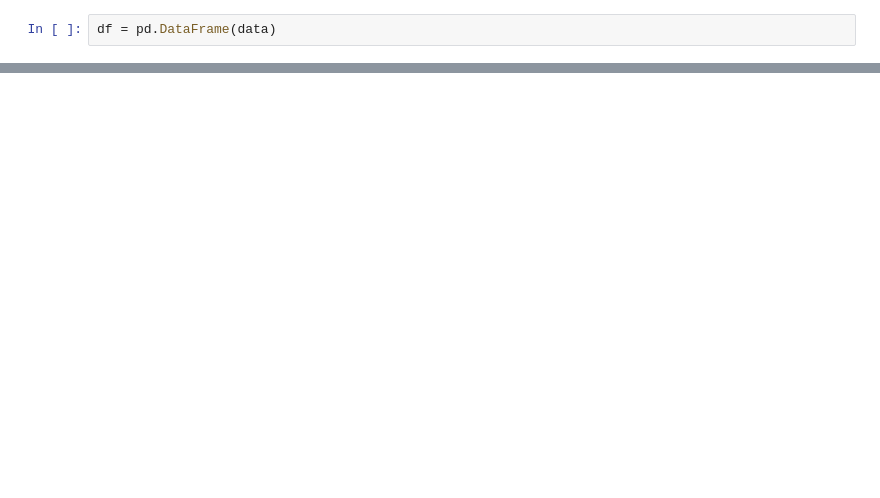
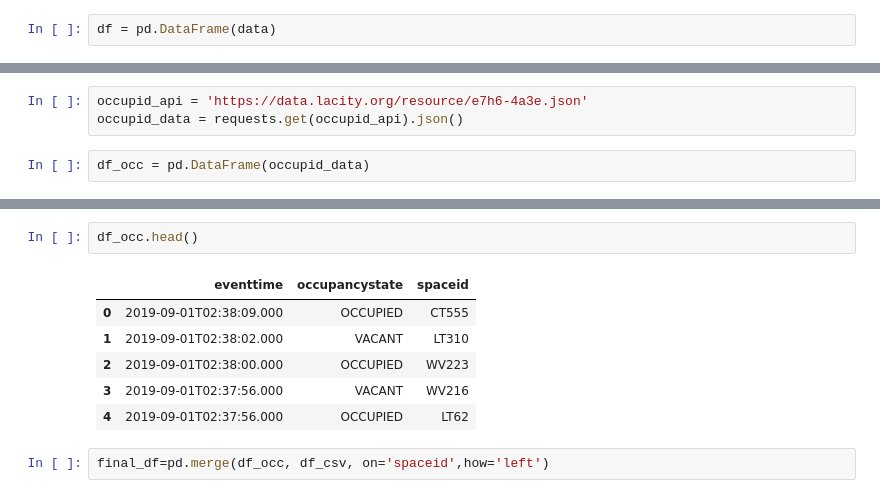
Before and after one commit to derek-shing/LAParking, a Jupyter notebook: LAParking.ipynb, the cells around one changed output, grey strips where cells are left out. Drawn from its saved outputs; the diff is of its cells as text; blank space fills up the shorter version.

```diff
--- a/LAParking.ipynb
+++ b/LAParking.ipynb
@@ -17,0 +28,5 @@ df = pd.DataFrame(data)
+# %%
+occupid_api = 'https://data.lacity.org/resource/e7h6-4a3e.json'
+occupid_data = requests.get(occupid_api).json()
+# %%
+df_occ = pd.DataFrame(occupid_data)
@@ -18,2 +44,13 @@ df = pd.DataFrame(data)
+# %%
+df_occ.head()
+# %% [output]
+|  | eventtime | occupancystate | spaceid |
+| 0 | 2019-09-01T02:38:09.000 | OCCUPIED | CT555 |
+| 1 | 2019-09-01T02:38:02.000 | VACANT | LT310 |
+| 2 | 2019-09-01T02:38:00.000 | OCCUPIED | WV223 |
+| 3 | 2019-09-01T02:37:56.000 | VACANT | WV216 |
+| 4 | 2019-09-01T02:37:56.000 | OCCUPIED | LT62 |
+# %%
+final_df=pd.merge(df_occ, df_csv, on='spaceid',how='left')
 # %%
 df.head()
```
Also changed, not shown: parts of 27 cells of this notebook.
